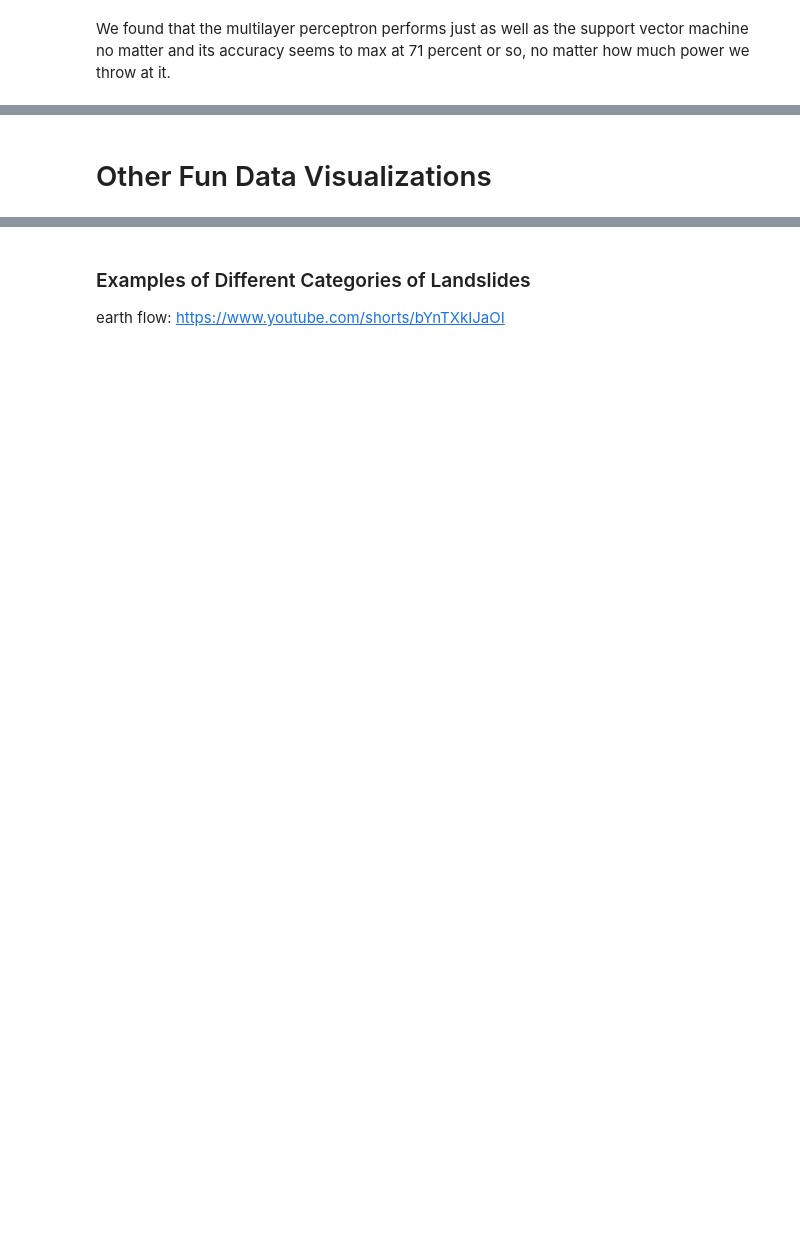
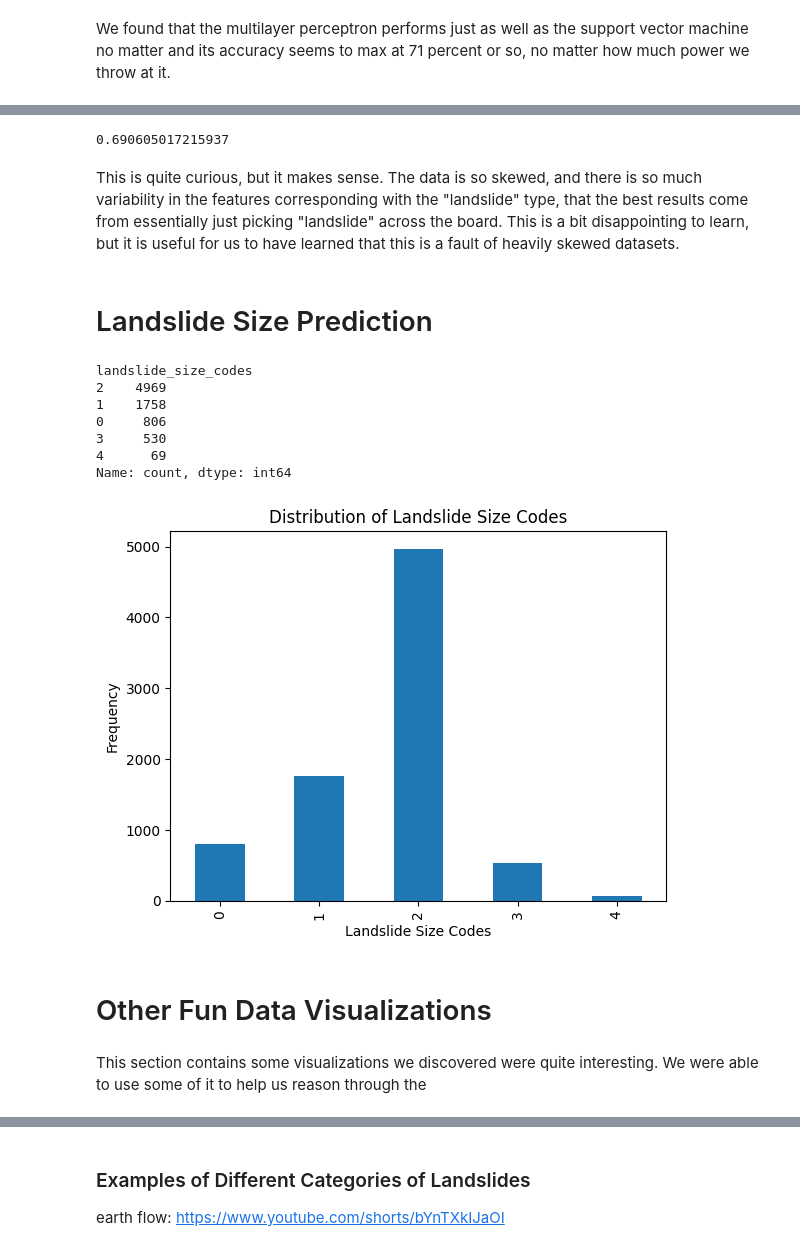
Before and after one commit to Luke-Bilhorn/CaSaL-ML, a Jupyter notebook: Landslides.ipynb, the cells around one changed output, grey strips where cells are left out. Cells and saved outputs as stored; diff of their text form; code cells hidden in the pictures; blank space fills up the shorter version.

```diff
--- a/Landslides.ipynb
+++ b/Landslides.ipynb
@@ -437,5 +544,34 @@ We found that the multilayer perceptron performs just as well as the support vec
+# %%
+print(5616/8132)
+# %% [output]
+0.690605017215937
+# %% [markdown]
+This is quite curious, but it makes sense. The data is so skewed, and there is so much variability in the features corresponding with the "landslide" type, that the best results come from essentially just picking "landslide" across the board. This is a bit disappointing to learn, but it is useful for us to have learned that this is a fault of heavily skewed datasets.
+# %% [markdown]
+# Landslide Size Prediction
+# %%
+print(df['landslide_size_codes'].value_counts()) #THIS IS SUPER MEGA PROMISSING!!!!!!
+
+import matplotlib.pyplot as plt
+
+df['landslide_size_codes'].value_counts().sort_index().plot(kind='bar')
+plt.xlabel("Landslide Size Codes")
+plt.ylabel("Frequency")
+plt.title("Distribution of Landslide Size Codes")
+plt.show()
+# %% [output]
+landslide_size_codes
+2    4969
+1    1758
+0     806
+3     530
+4      69
+Name: count, dtype: int64
+[figure, added]
 # %% [markdown]
 # Other Fun Data Visualizations
+# %% [markdown]
+This section contains some visualizations we discovered were quite interesting. We were able to use some of it to help us reason through the
 # %%
 from pandas.plotting import scatter_matrix
 
```
Also changed, not shown: parts of 22 cells of this notebook.
